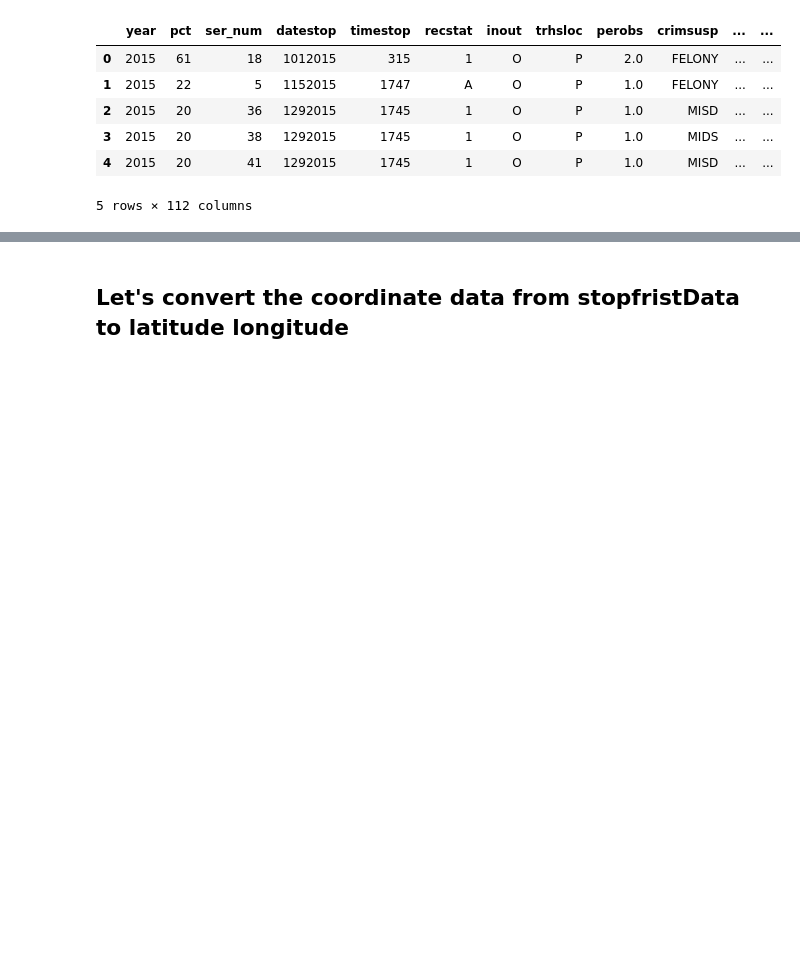
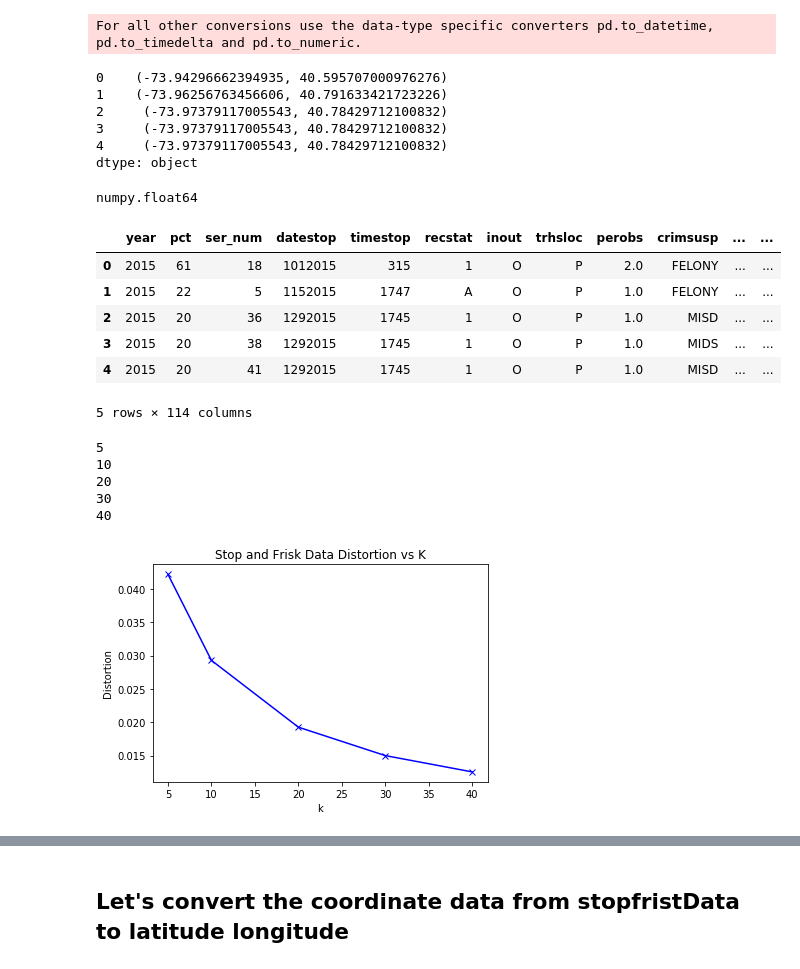
Before and after one commit to bensuutari/NYC_StopFrisk_Crime, a Jupyter notebook: nyc_StopFriskCrime.ipynb, the cells around one changed output, grey strips where cells are left out. Cells and saved outputs as stored; diff of their text form; code cells hidden in the pictures; blank space fills up the shorter version.

Commit message:
kmeans clustering

```diff
--- a/nyc_StopFriskCrime.ipynb
+++ b/nyc_StopFriskCrime.ipynb
@@ -11,3 +21,34 @@ stopfriskData=pd.read_csv(os.getcwd()+'/data/stop_frisk_2015.csv')
+# %%
+def convert_coordinates(df):
+    df = df.convert_objects(convert_numeric=True)
+    df = df.astype('float')
+    #convert feet to meters
+    df = df.apply(lambda row: row*0.3048, axis=1)
+    proj=Proj("+proj=lcc +lat_1=41.03333333333333 +lat_2=40.66666666666666 +lat_0=40.16666666666666 +lon_0=-74 +x_0=300000.0000000001 +y_0=0 +ellps=GRS80 +datum=NAD83 +to_meter=0.3048006096012192 +no_defs")
+    results = df.apply(lambda row: proj(row['xcoord'], row['ycoord'], inverse=True), axis=1)
+    return results
+#result2012=convert_coordinates(stopfriskData2012[['xcoord','ycoord']])
+result2015=convert_coordinates(stopfriskData[['xcoord','ycoord']])
+# %% [output]
+For all other conversions use the data-type specific converters pd.to_datetime, pd.to_timedelta and pd.to_numeric.
+# %%
+result2015.head()
+# %% [output]
+0    (-73.94296662394935, 40.595707000976276)
+1    (-73.96256763456606, 40.791633421723226)
+2     (-73.97379117005543, 40.78429712100832)
+3     (-73.97379117005543, 40.78429712100832)
+4     (-73.97379117005543, 40.78429712100832)
+dtype: object
+# %%
+#stopfriskData2012[['Longitude', 'Latitude']] = result2012.apply(pd.Series)
+stopfriskData[['Longitude', 'Latitude']] = result2015.apply(pd.Series)
+stopfriskData = stopfriskData[stopfriskData['Latitude'] <100]
+# %%
+crimeData.head()
+type(crimeData.loc[0]['Latitude'])
+# %% [output]
+numpy.float64
 # %%
 stopfriskData.head()
 # %% [output]
@@ -17,4 +58,32 @@ stopfriskData.head()
 | 2 | 2015 | 20 | 36 | 1292015 | 1745 | 1 | O | P | 1.0 | MISD | ... | ... |
 | 3 | 2015 | 20 | 38 | 1292015 | 1745 | 1 | O | P | 1.0 | MIDS | ... | ... |
 | 4 | 2015 | 20 | 41 | 1292015 | 1745 | 1 | O | P | 1.0 | MISD | ... | ... |
-5 rows × 112 columns
+5 rows × 114 columns
+# %%
+from sklearn.cluster import KMeans
+from sklearn import metrics
+from scipy.spatial.distance import cdist
+import numpy as np
+import matplotlib.pyplot as plt
+# k means determine k
+XStopFrisk=stopfriskData.loc[:,['Latitude','Longitude']]
+distortions = []
+K = [5,10,20,30,40]
+for k in K:
+    print(k)
+    kmeanModel = KMeans(n_clusters=k,init='k-means++').fit(XStopFrisk)
+    distortions.append(sum(np.min(cdist(XStopFrisk, kmeanModel.cluster_centers_, 'euclidean'), axis=1)) / XStopFrisk.shape[0])
+
+# Plot the elbow
+plt.plot(K, distortions, 'bx-')
+plt.xlabel('k')
+plt.ylabel('Distortion')
+plt.title('Stop and Frisk Data Distortion vs K')
+plt.show()
+# %% [output]
+5
+10
+20
+30
+40
+[figure, added]
```
Also changed, not shown: parts of 39 cells of this notebook.
